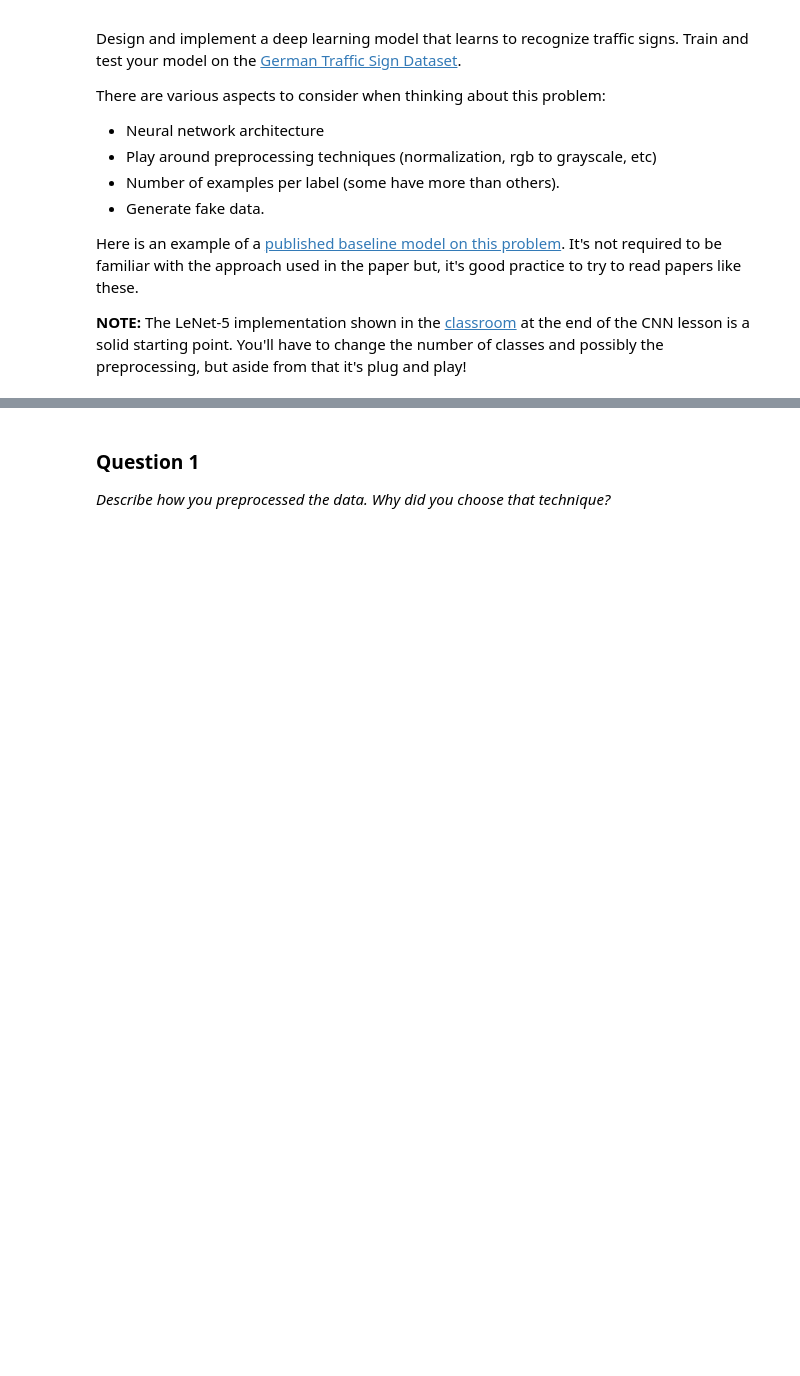
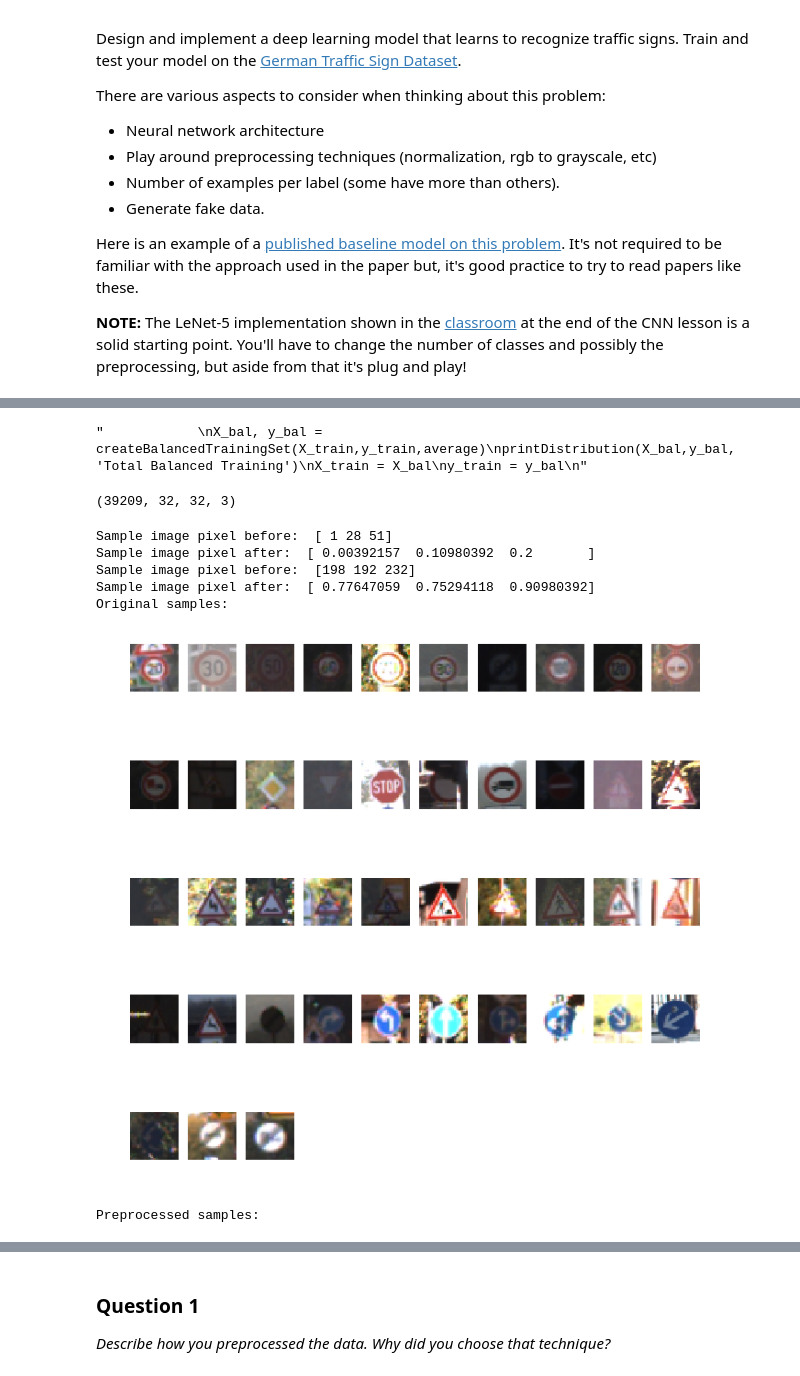
Before and after one commit to gantners/CarND-Traffic-Signs, a Jupyter notebook: Traffic_Signs_Recognition.ipynb, the cells around one changed output, grey strips where cells are left out. Drawn from its saved outputs; the diff is of its cells as text; code cells hidden in the pictures; blank space fills up the shorter version.

```diff
--- a/Traffic_Signs_Recognition.ipynb
+++ b/Traffic_Signs_Recognition.ipynb
@@ -298,0 +326,39 @@ X_test = X_test / 255.0
+# %%
+def createBalancedTrainingSet(X,y_,number):
+    countMap = generateCountMap(X,y_)
+    valueCountMap = generateValueCountMap(countMap)
+    n_classes = len(valueCountMap.keys())
+
+    minValue = min(valueCountMap.values())
+
+    X_bal = np.empty((number * n_classes, 32, 32, 3), dtype=X.dtype)
+    y_bal = np.empty((number* n_classes), dtype=y_.dtype)
+
+    #for each class
+    for clazz in range(n_classes):
+        for i in range(number):
+            if i >= valueCountMap[clazz]:
+                #print('Stopping at ', i, ' for class ', clazz)
+                missing = np.absolute(valueCountMap[clazz] - number)
+                #print('Generating jitter images for the rest: ', missing)
+                x,y = fillTrainingSet(X,y_,clazz,missing,countMap[clazz])
+
+                for j in range(missing):
+                    mIndex = clazz * number + i + j
+                    X_bal[mIndex] = x[j]
+                    y_bal[mIndex] = y[j]
+                break;
+            else:
+                index = countMap[clazz][i]
+                fullIndex = clazz * number + i
+                X_bal[fullIndex] = X[index]
+                y_bal[fullIndex] = clazz
+    return X_bal,y_bal
+'''
+X_bal, y_bal = createBalancedTrainingSet(X_train,y_train,average)
+printDistribution(X_bal,y_bal, 'Total Balanced Training')
+X_train = X_bal
+y_train = y_bal
+'''
+# %% [output]
+"            \nX_bal, y_bal = createBalancedTrainingSet(X_train,y_train,average)\nprintDistribution(X_bal,y_bal, 'Total Balanced Training')\nX_train = X_bal\ny_train = y_bal\n"
@@ -298,0 +369,4 @@ X_test = X_test / 255.0
+# %%
+print(X_train.shape)
+# %% [output]
+(39209, 32, 32, 3)
@@ -298,0 +413,19 @@ X_test = X_test / 255.0
+# %%
+X_prep = preProcessData(X_train);
+X_testPrep = preProcessData(X_test);
+
+print('Original samples: ')
+printClassSamples(X_train,y_train,1)
+print('Preprocessed samples:')
+printClassSamples(X_prep,y_train,1)
+
+X_train = X_prep
+X_test = X_testPrep
+# %% [output]
+Sample image pixel before:  [ 1 28 51]
+Sample image pixel after:  [ 0.00392157  0.10980392  0.2       ]
+Sample image pixel before:  [198 192 232]
+Sample image pixel after:  [ 0.77647059  0.75294118  0.90980392]
+Original samples:
+[figure, added]
+Preprocessed samples:
```
Also changed, not shown: parts of 42 cells of this notebook, 28 other files.
